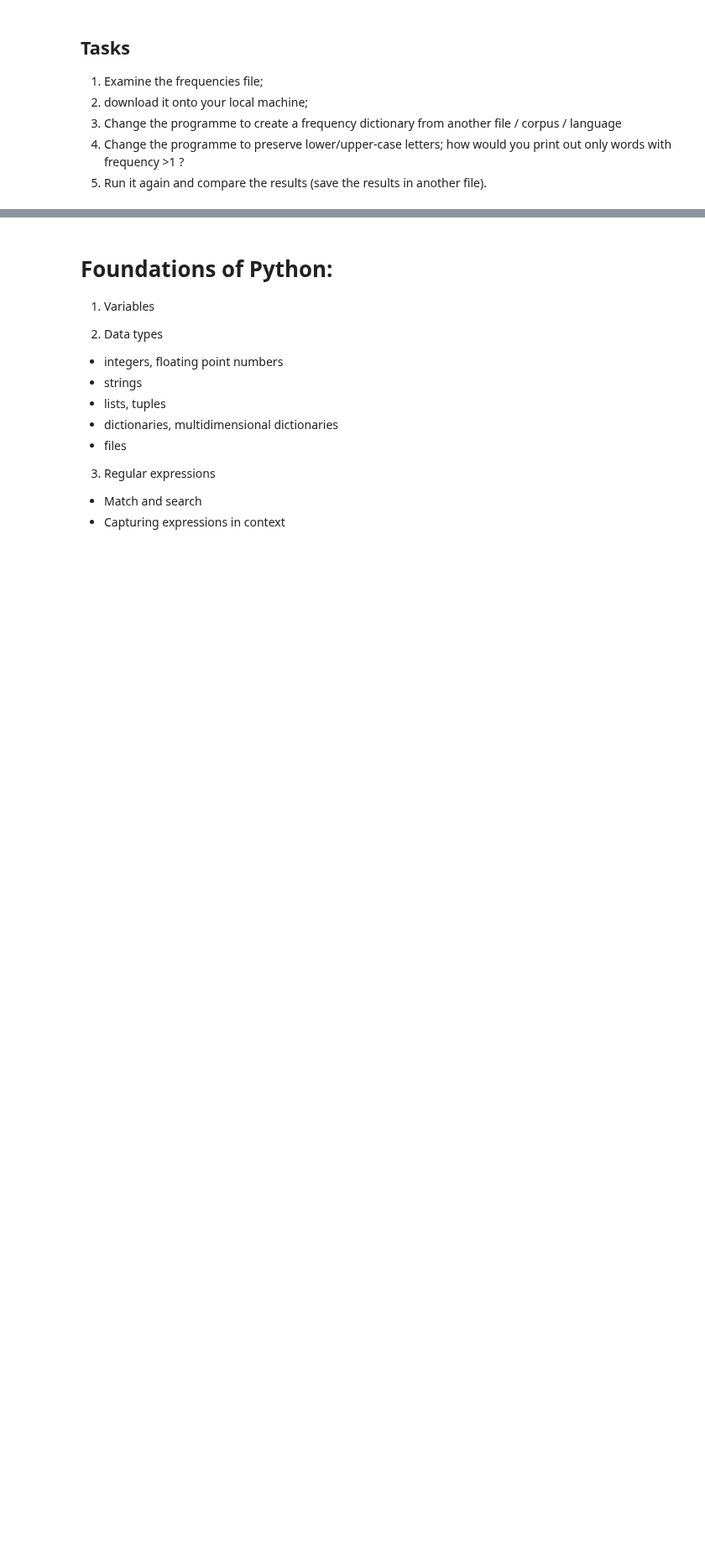
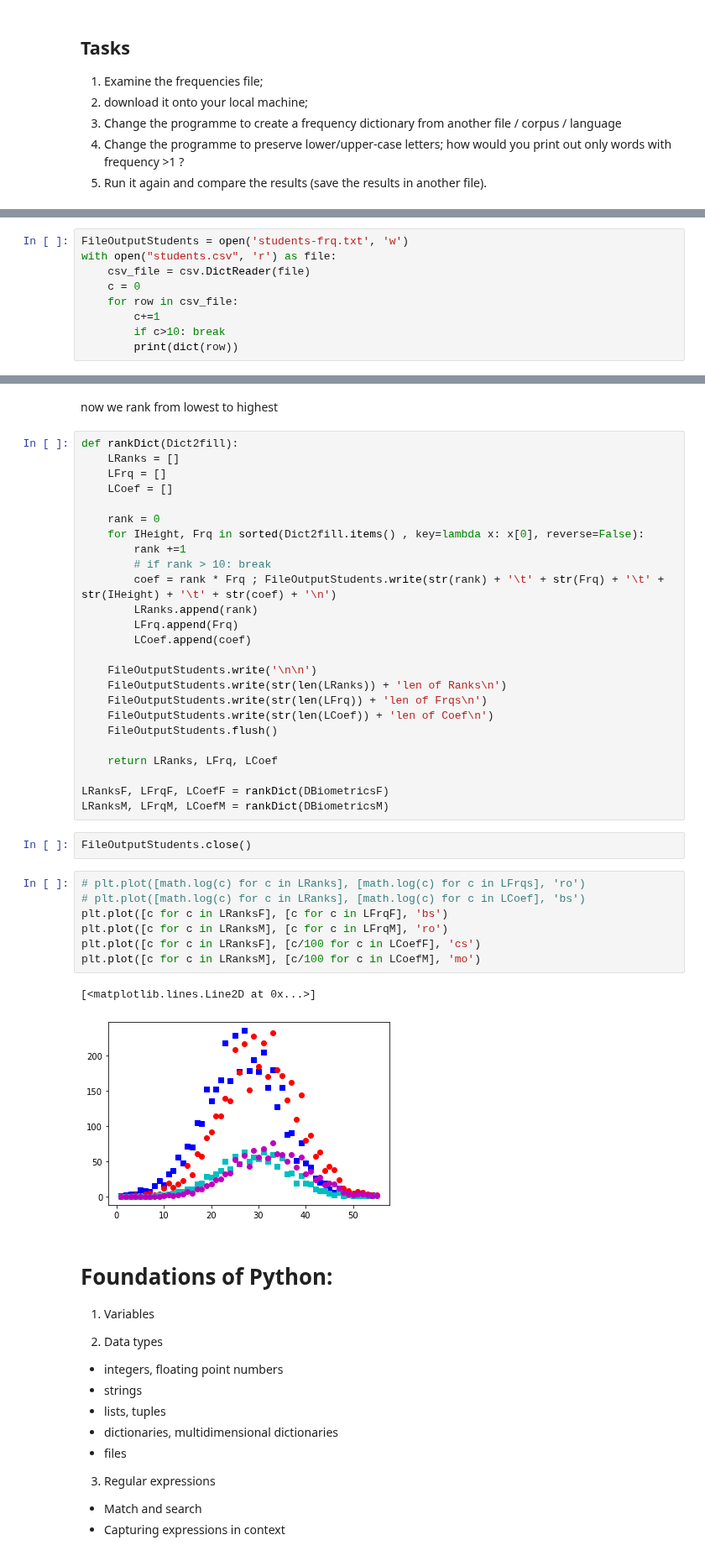
Before and after one commit to iued-uni-heidelberg/DAAD-Training-2021, a Jupyter notebook: session00introduction.ipynb, the cells around one changed output, grey strips where cells are left out. Shown at 84% size. Saved outputs shown, nothing was run; the diff lists cells and outputs as text; blank space fills up the shorter version.

```diff
--- a/session00introduction.ipynb
+++ b/session00introduction.ipynb
@@ -120,0 +194,9 @@ for Word, Frq in sorted( DictionaryFrq.items() , key=lambda x: x[1], reverse=Tru
+# %%
+FileOutputStudents = open('students-frq.txt', 'w')
+with open("students.csv", 'r') as file:
+    csv_file = csv.DictReader(file)
+    c = 0
+    for row in csv_file:
+        c+=1
+        if c>10: break
+        print(dict(row))
@@ -121,3 +237,42 @@ for Word, Frq in sorted( DictionaryFrq.items() , key=lambda x: x[1], reverse=Tru
+# %% [markdown]
+now we rank from lowest to highest
+# %%
+def rankDict(Dict2fill):
+    LRanks = []
+    LFrq = []
+    LCoef = []
+
+    rank = 0
+    for IHeight, Frq in sorted(Dict2fill.items() , key=lambda x: x[0], reverse=False):
+        rank +=1
+        # if rank > 10: break
+        coef = rank * Frq ; FileOutputStudents.write(str(rank) + '\t' + str(Frq) + '\t' + str(IHeight) + '\t' + str(coef) + '\n')
+        LRanks.append(rank)
+        LFrq.append(Frq)
+        LCoef.append(coef)
+
+    FileOutputStudents.write('\n\n')
+    FileOutputStudents.write(str(len(LRanks)) + 'len of Ranks\n')
+    FileOutputStudents.write(str(len(LFrq)) + 'len of Frqs\n')
+    FileOutputStudents.write(str(len(LCoef)) + 'len of Coef\n')
+    FileOutputStudents.flush()
+
+    return LRanks, LFrq, LCoef
+
+LRanksF, LFrqF, LCoefF = rankDict(DBiometricsF)
+LRanksM, LFrqM, LCoefM = rankDict(DBiometricsM)
+# %%
+FileOutputStudents.close()
+# %%
+# plt.plot([math.log(c) for c in LRanks], [math.log(c) for c in LFrqs], 'ro')
+# plt.plot([math.log(c) for c in LRanks], [math.log(c) for c in LCoef], 'bs')
+plt.plot([c for c in LRanksF], [c for c in LFrqF], 'bs')
+plt.plot([c for c in LRanksM], [c for c in LFrqM], 'ro')
+plt.plot([c for c in LRanksF], [c/100 for c in LCoefF], 'cs')
+plt.plot([c for c in LRanksM], [c/100 for c in LCoefM], 'mo')
+# %% [output]
+[<matplotlib.lines.Line2D at 0x...>]
+[figure, added]
 # %% [markdown]
 # Foundations of Python:
 1. Variables
```
Also changed, not shown: parts of 12 cells of this notebook.
